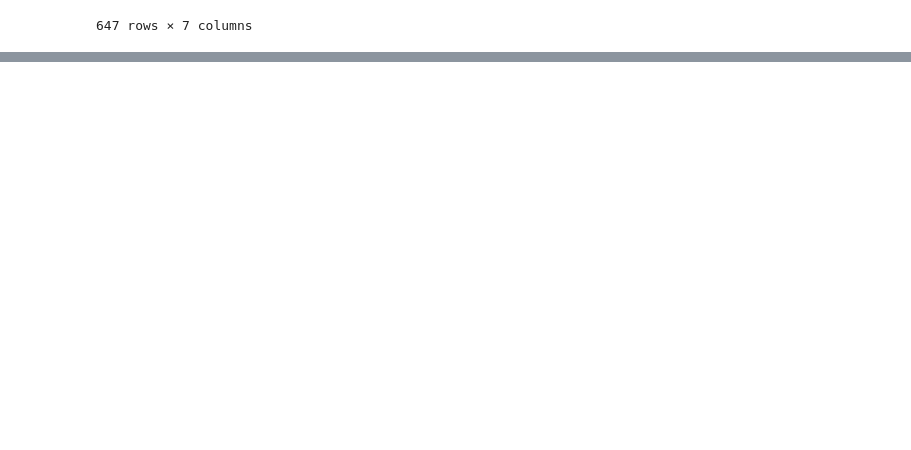
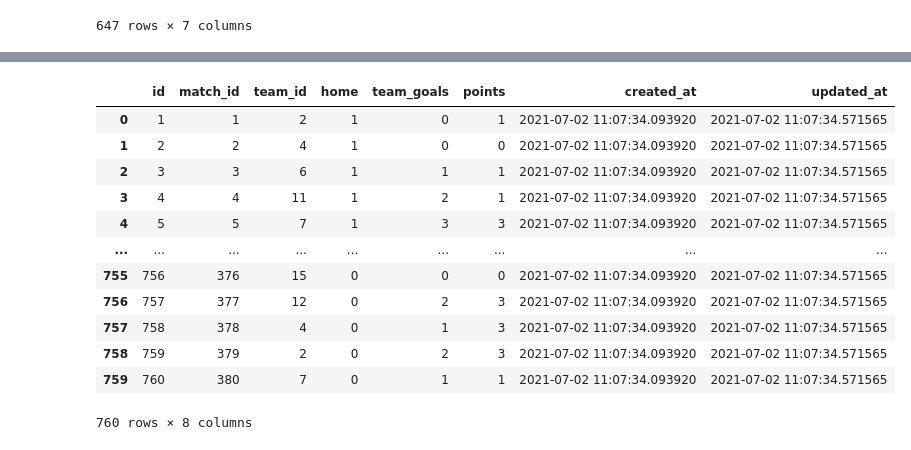
Before and after one commit to clement-camara/brief-foot, a Jupyter notebook: db.ipynb, the cells around one changed output, grey strips where cells are left out. Cells and saved outputs as stored; diff of their text form; code cells hidden in the pictures; blank space fills up the shorter version.

```diff
--- a/db.ipynb
+++ b/db.ipynb
@@ -331,0 +431,18 @@ dict_players.update(players_dict)
+# %%
+#insert_table(df_teams_matches, 'teams_matches')
+
+read_db('SELECT * FROM teams_matches')
+# %% [output]
+|  | id | match_id | team_id | home | team_goals | points | created_at | updated_at |
+| 0 | 1 | 1 | 2 | 1 | 0 | 1 | 2021-07-02 11:07:34.093920 | 2021-07-02 11:07:34.571565 |
+| 1 | 2 | 2 | 4 | 1 | 0 | 0 | 2021-07-02 11:07:34.093920 | 2021-07-02 11:07:34.571565 |
+| 2 | 3 | 3 | 6 | 1 | 1 | 1 | 2021-07-02 11:07:34.093920 | 2021-07-02 11:07:34.571565 |
+| 3 | 4 | 4 | 11 | 1 | 2 | 1 | 2021-07-02 11:07:34.093920 | 2021-07-02 11:07:34.571565 |
+| 4 | 5 | 5 | 7 | 1 | 3 | 3 | 2021-07-02 11:07:34.093920 | 2021-07-02 11:07:34.571565 |
+| ... | ... | ... | ... | ... | ... | ... | ... | ... |
+| 755 | 756 | 376 | 15 | 0 | 0 | 0 | 2021-07-02 11:07:34.093920 | 2021-07-02 11:07:34.571565 |
+| 756 | 757 | 377 | 12 | 0 | 2 | 3 | 2021-07-02 11:07:34.093920 | 2021-07-02 11:07:34.571565 |
+| 757 | 758 | 378 | 4 | 0 | 1 | 3 | 2021-07-02 11:07:34.093920 | 2021-07-02 11:07:34.571565 |
+| 758 | 759 | 379 | 2 | 0 | 2 | 3 | 2021-07-02 11:07:34.093920 | 2021-07-02 11:07:34.571565 |
+| 759 | 760 | 380 | 7 | 0 | 1 | 1 | 2021-07-02 11:07:34.093920 | 2021-07-02 11:07:34.571565 |
+760 rows × 8 columns
```
Also changed, not shown: parts of 8 cells of this notebook, 3 other files.
